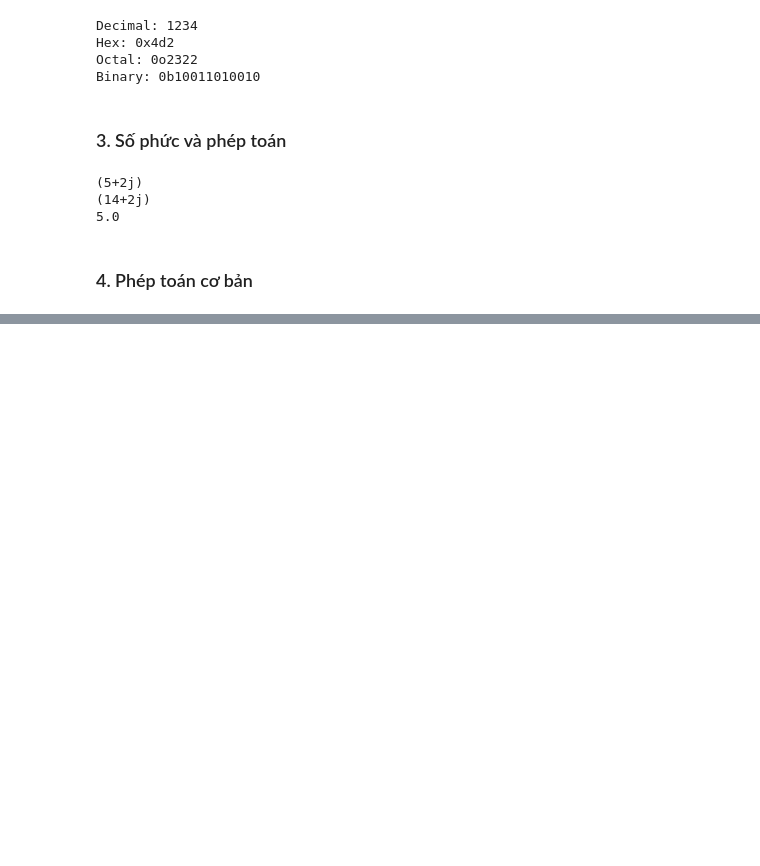
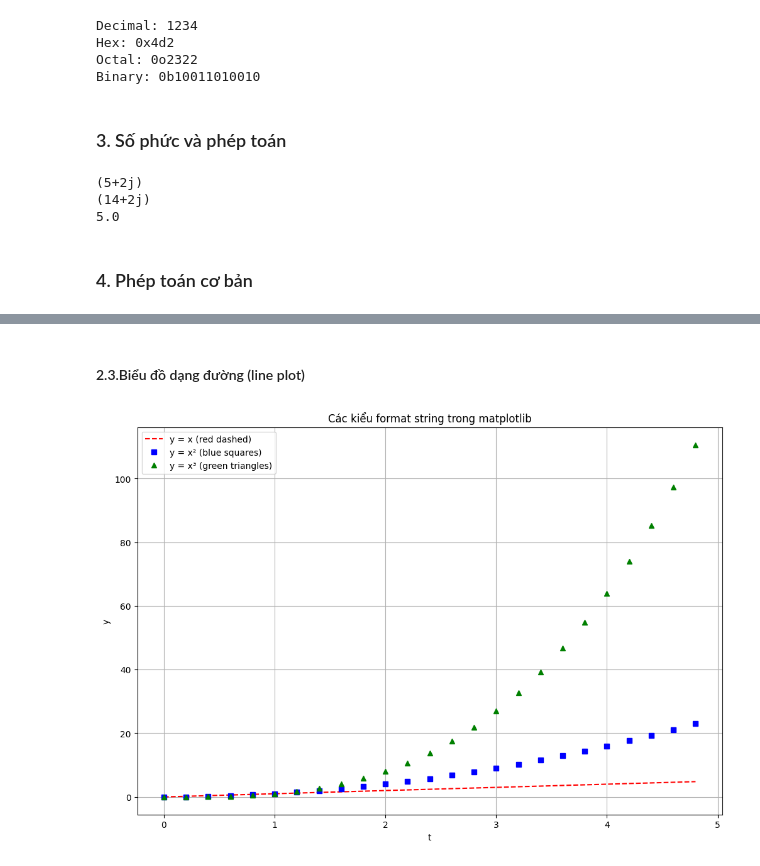
Before and after one commit to TDKhoa2712/SGU_PTDL_2025, a Jupyter notebook: demo_slide/slide_001_code.ipynb, the cells around one changed output, grey strips where cells are left out. Saved outputs shown, nothing was run; the diff lists cells and outputs as text; code cells hidden in the pictures; blank space fills up the shorter version.

```diff
--- a/demo_slide/slide_001_code.ipynb
+++ b/demo_slide/slide_001_code.ipynb
@@ -67,0 +912,23 @@ Y = 314.15279e-2  # 3.1415279
+# %% [markdown]
+#### 2.3.Biểu đồ dạng đường (line plot)
+# %%
+import numpy as np
+import matplotlib.pyplot as plt
+
+t = np.arange(0., 5., 0.2) # Tạo mảng t từ 0 đến 5 với bước 0.2
+
+plt.figure(figsize=(12, 8)) # Kích thước biểu đồ
+
+# Vẽ 3 đường với format khác nhau
+plt.plot(t, t, 'r--', label='y = x (red dashed)')           # Màu đỏ, nét đứt
+plt.plot(t, t**2, 'bs', label='y = x² (blue squares)')      # Màu xanh dương, hình vuông
+plt.plot(t, t**3, 'g^', label='y = x³ (green triangles)')   # Màu xanh lá, tam giác
+
+plt.xlabel('t')
+plt.ylabel('y')
+plt.title('Các kiểu format string trong matplotlib')
+plt.legend()
+plt.grid(True)
+plt.show()
+# %% [output]
+[figure, added]
```
Also changed, not shown: parts of 103 cells of this notebook, 6 other files.
